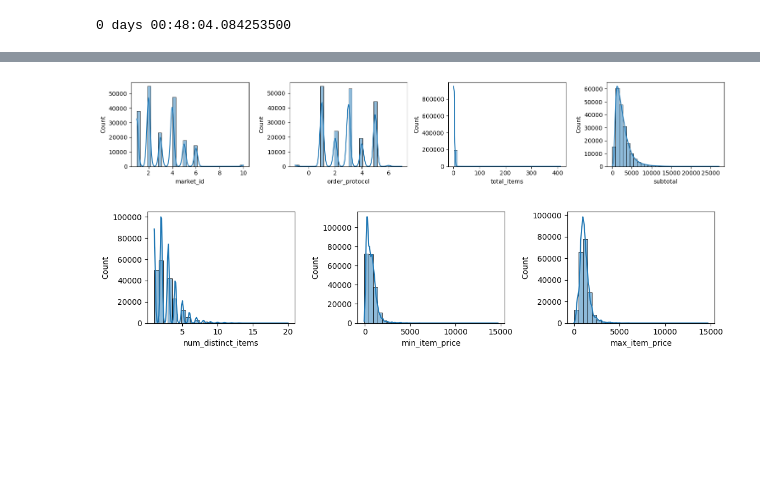
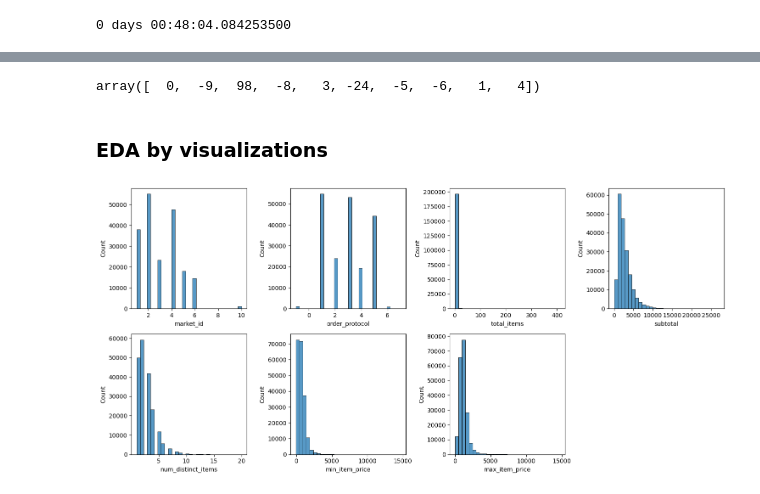
Before and after one commit to Vaishnavi-Gajinkar/Codingwise, a Jupyter notebook: projectsNcasestudies/porterdeliveryCS.ipynb, the cells around one changed output, grey strips where cells are left out. Saved outputs shown, nothing was run; the diff lists cells and outputs as text; code cells hidden in the pictures; blank space fills up the shorter version.

```diff
--- a/projectsNcasestudies/porterdeliveryCS.ipynb
+++ b/projectsNcasestudies/porterdeliveryCS.ipynb
@@ -287,6 +287,9 @@ df[df.duplicated()].shape
 df[df.duplicated()]                                             # displaying duplicate rows
 # %% [output]
 |  | market_id | created_at | actual_delivery_time | store_id | store_primary_category | order_protocol | ... |
+# %%
+# converting incorrect datatypes to correct types
+df['market_id'] = df['market_id'].astype('int64')
 # %%
 df['actual_delivery_time'] = pd.to_datetime(df['actual_delivery_time'])             # converting date columns from object to datetime format
 df['created_at'] = pd.to_datetime(df['created_at'])
@@ -338,6 +323,22 @@ mean_time = df['delivery_time'].min() + (df['delivery_time'] - df['delivery_time
 print(mean_time)
 # %% [output]
 0 days 00:48:04.084253500
+# %%
+df['Days_for_delivery'] = df['delivery_time'].dt.days
+df['delivery_time'] = df['delivery_time'] - pd.to_timedelta(df['Days_for_delivery'], unit='D')
+
+def format_timedelta_to_hms(td):
+    total_seconds = int(td.total_seconds())
+    # Use built-in Python string formatting for time
+    return '{:02}:{:02}:{:02}'.format(
+        total_seconds // 3600,
+        (total_seconds % 3600) // 60,
+        total_seconds % 60
+    )
+
+df['Time_Formatted'] = df['delivery_time'].apply(format_timedelta_to_hms)
+df['week_number'] = df['created_at'].dt.isocalendar().week
+df['week_number'] = df['week_number'].astype('int64')
 # %%
 # dropping the duplicates as one instance of it already exists
 df.drop_duplicates(inplace=True)
@@ -415,21 +450,17 @@ Name: count, dtype: int64
+# %%
+df['Days_for_delivery'].unique()
+# %% [output]
+array([  0,  -9,  98,  -8,   3, -24,  -5,  -6,   1,   4])
+# %% [markdown]
+### EDA by visualizations
 # %%
 # numerical_cols = df.select_dtypes(include=np.number).columns
-numerical_cols = df[['market_id','order_protocol','total_items','subtotal']]
+numerical_cols = df[['market_id','order_protocol','total_items','subtotal','num_distinct_items','min_item_price','max_item_price']]
 plt.figure(figsize=(15,10))
 for i, col in enumerate(numerical_cols):
-    plt.subplot(4,4,i+1)
-    sns.histplot(df[col],kde=True, bins=30)
+    plt.subplot(3,4,i+1)
+    sns.histplot(df[col], bins=30)
 plt.tight_layout()
 plt.show()
 # %% [output]
-[figure, old version]
+[figure, new version]
-# %%
-numerical_cols = df[['num_distinct_items','min_item_price','max_item_price']]
-plt.figure(figsize=(15,10))
-for i, col in enumerate(numerical_cols):
-    plt.subplot(4,4,i+1)
-    sns.histplot(df[col],kde=True, bins=30)
-plt.tight_layout()
-plt.show()
-# %% [output]
-[figure, removed]
```
Also changed, not shown: parts of 23 cells of this notebook, 2 other files.
